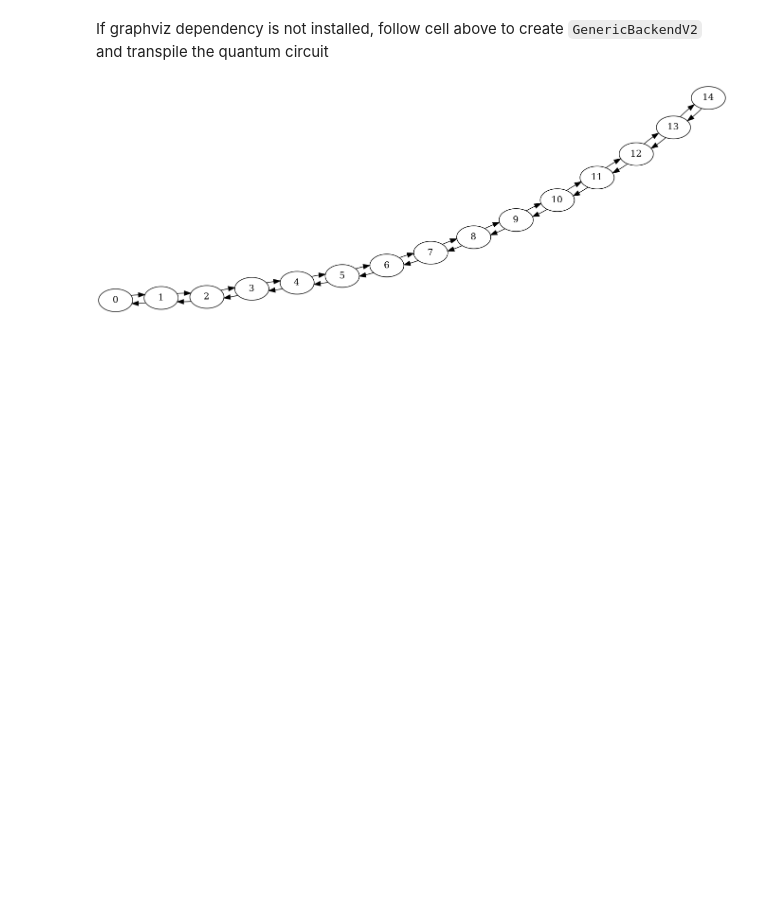
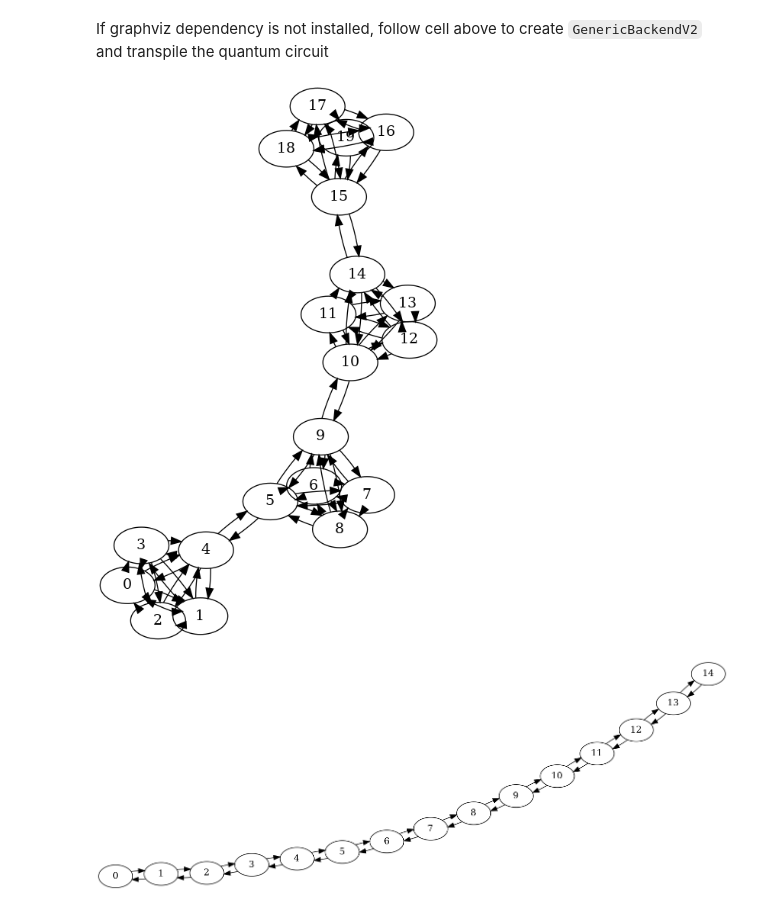
Before and after one commit to natashaval/qubit-mapping-distributed-qc, a Jupyter notebook: 0_generic_backend.ipynb, the cells around one changed output. Saved outputs shown, nothing was run; the diff lists cells and outputs as text; code cells hidden in the pictures; blank space fills up the shorter version.

```diff
--- a/0_generic_backend.ipynb
+++ b/0_generic_backend.ipynb
@@ -71,6 +72,14 @@ display(plot_circuit_layout(transpile_full, backend_full))
 [figure]
 # %% [markdown]
 If graphviz dependency is not installed, follow cell above to create `GenericBackendV2` and transpile the quantum circuit
+# %%
+num_qubits = 5
+num_group = 4
+coupling_list_line = build_coupling_list_full_group(num_qubits, num_group)
+cm_line = CouplingMap(couplinglist=coupling_list_line)
+cm_line.draw()
+# %% [output]
+[figure, added]
 # %%
 coupling_list_line = build_coupling_list_line(num_qubits, num_group)
 cm_line = CouplingMap(couplinglist=coupling_list_line)
```
Also changed, not shown: parts of 1 cell of this notebook, 3 other files.
